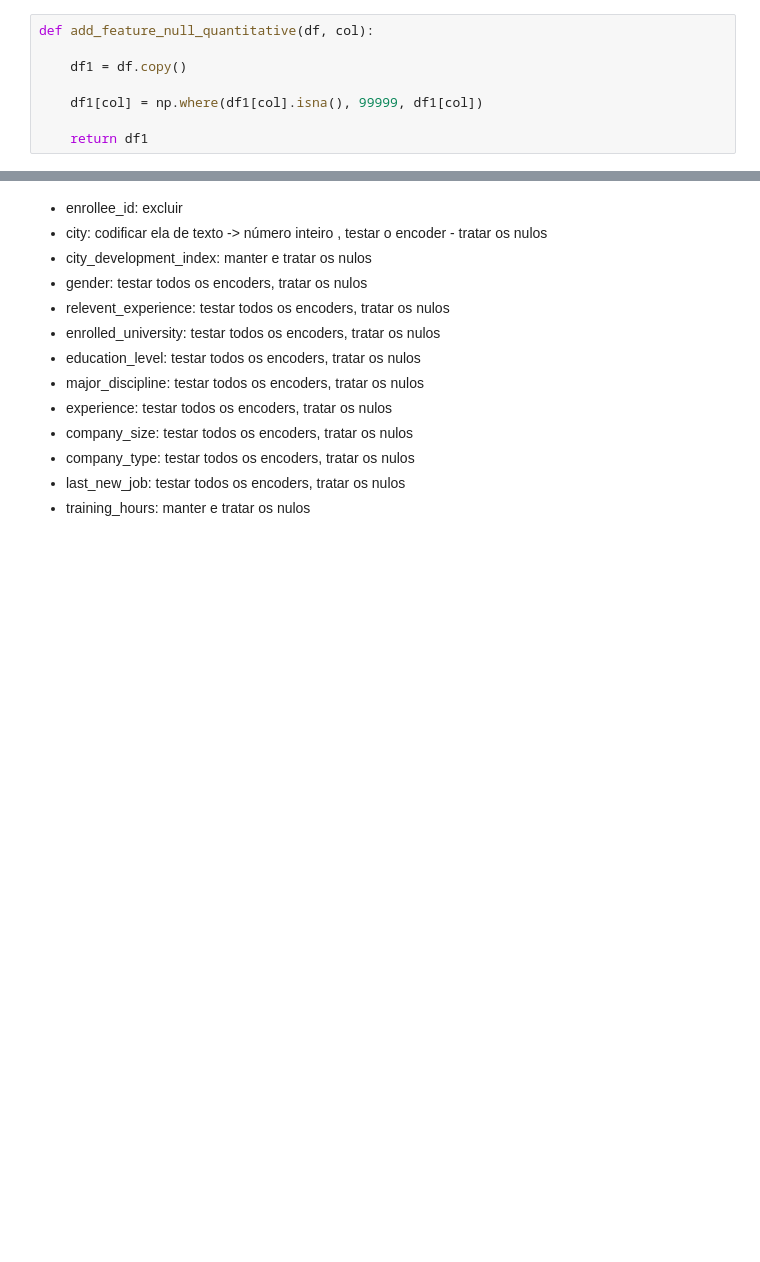
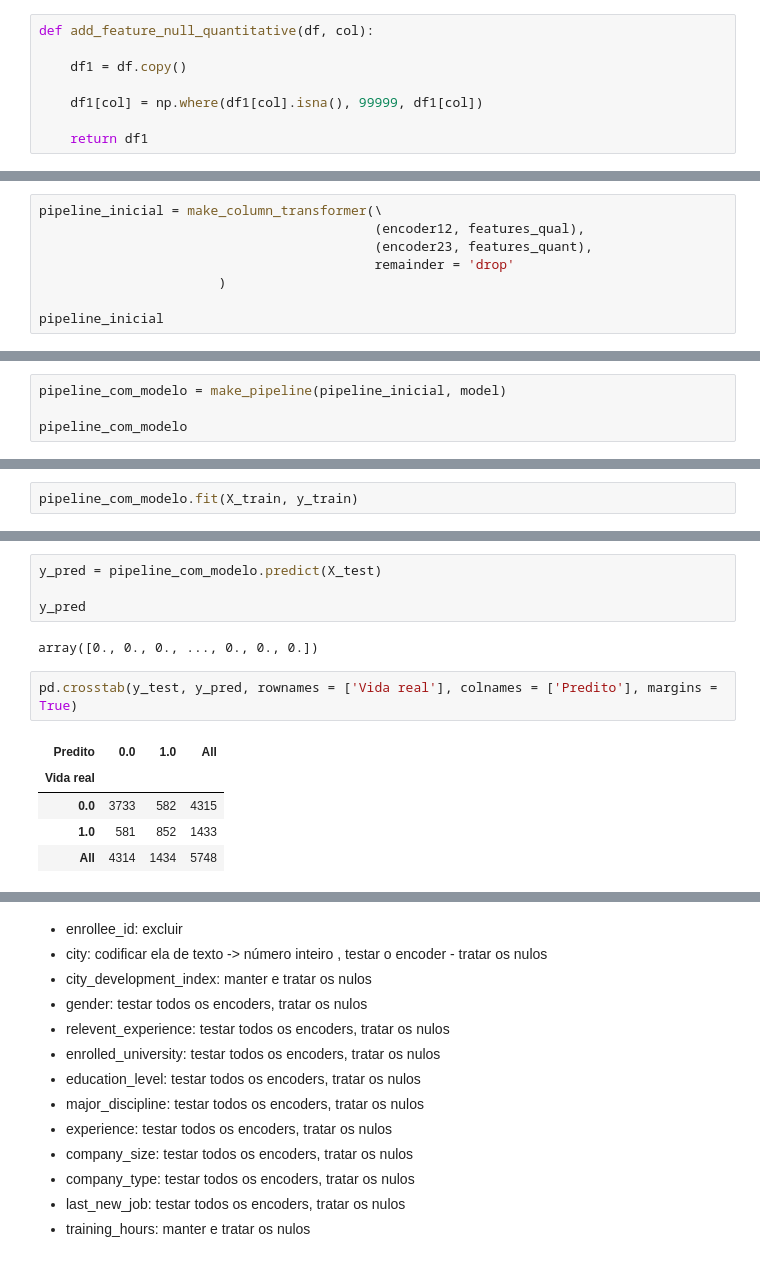
Before and after one commit to barbosarafael/hr_analysis, a Jupyter notebook: notebooks/4.0.modelo_oficial.ipynb, the cells around one changed output, grey strips where cells are left out. Drawn from its saved outputs; the diff is of its cells as text; blank space fills up the shorter version.

Commit message:
Criando um modelo inicial, sem tuning

```diff
--- a/notebooks/4.0.modelo_oficial.ipynb
+++ b/notebooks/4.0.modelo_oficial.ipynb
@@ -115,0 +182,8 @@ def add_feature_null_quantitative(df, col):
+# %%
+pipeline_inicial = make_column_transformer(\
+                                           (encoder12, features_qual),
+                                           (encoder23, features_quant),
+                                           remainder = 'drop'
+                       )
+
+pipeline_inicial
@@ -115,0 +200,4 @@ def add_feature_null_quantitative(df, col):
+# %%
+pipeline_com_modelo = make_pipeline(pipeline_inicial, model)
+
+pipeline_com_modelo
@@ -115,0 +221,2 @@ def add_feature_null_quantitative(df, col):
+# %%
+pipeline_com_modelo.fit(X_train, y_train)
@@ -115,0 +240,14 @@ def add_feature_null_quantitative(df, col):
+# %%
+y_pred = pipeline_com_modelo.predict(X_test)
+
+y_pred
+# %% [output]
+array([0., 0., 0., ..., 0., 0., 0.])
+# %%
+pd.crosstab(y_test, y_pred, rownames = ['Vida real'], colnames = ['Predito'], margins = True)
+# %% [output]
+| Predito | 0.0 | 1.0 | All |
+| Vida real |  |  |  |
+| 0.0 | 3733 | 582 | 4315 |
+| 1.0 | 581 | 852 | 1433 |
+| All | 4314 | 1434 | 5748 |
```
Also changed, not shown: parts of 21 cells of this notebook, 1 other file.
